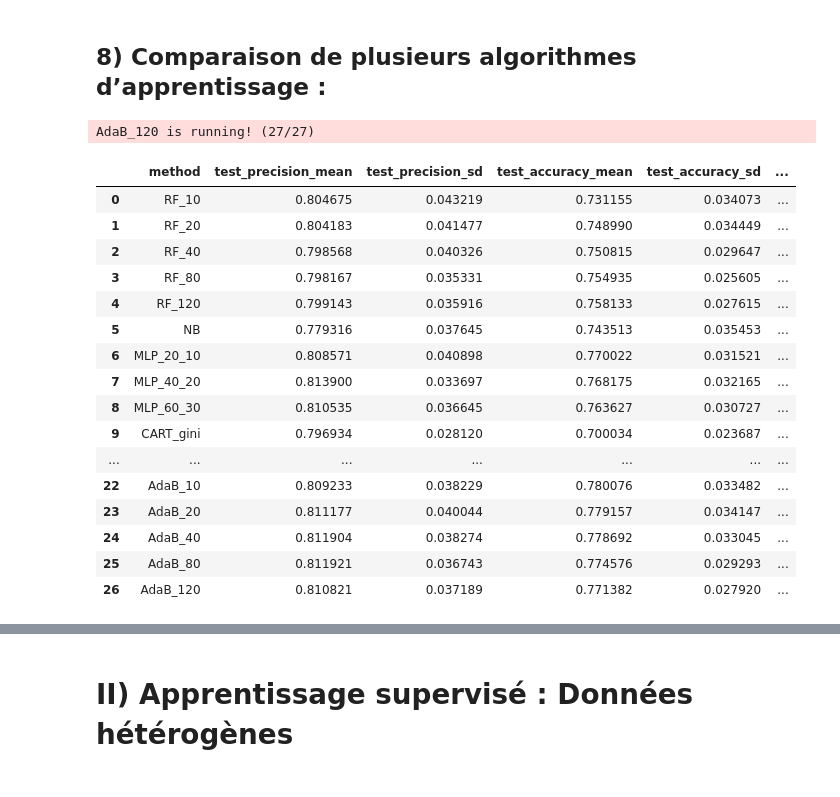
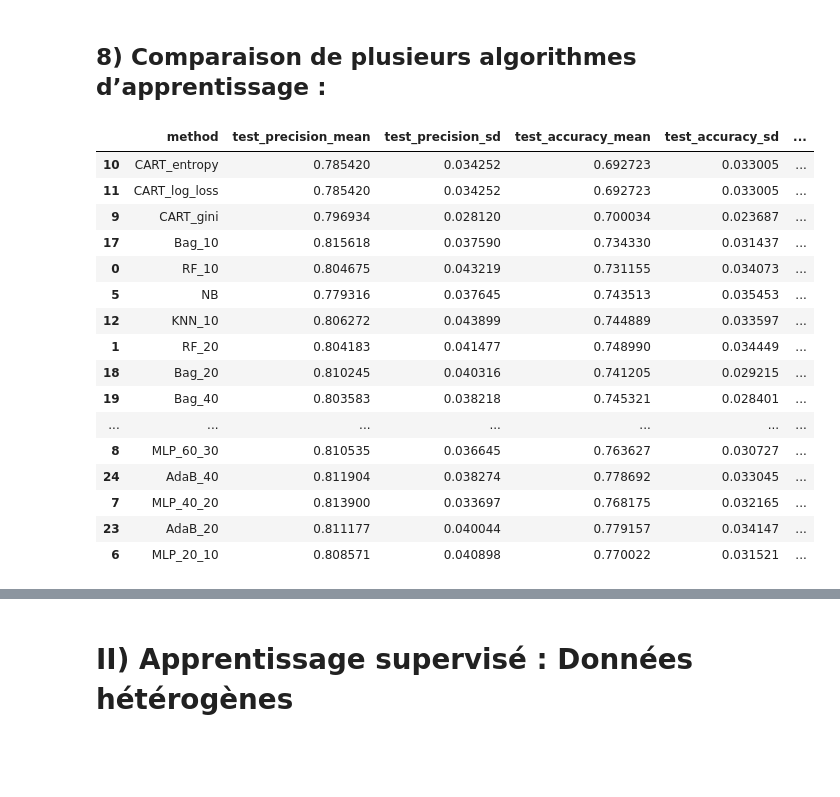
Before and after one commit to tyrosine-rex/tp_taa_apprentissage_supervisee, a Jupyter notebook: source/tp.ipynb, the cells around one changed output, grey strips where cells are left out. Cells and saved outputs as stored; diff of their text form; code cells hidden in the pictures.

```diff
--- a/source/tp.ipynb
+++ b/source/tp.ipynb
@@ -571,14 +571,14 @@ COLS_EVAL_3 = ['method', 'test_precision_mean', 'test_precision_sd',
     'fit_time_mean', 'fit_time_sd', 'score_time_mean', 'score_time_sd',
 ]
 
-def run_classifiers(sk_func_dict, X, Y, nb_split=10):
+def run_classifiers(sk_func_dict, X, Y, scores=['accuracy', 'precision', 'roc_auc'], nb_split=10):
     df = pd.DataFrame(columns=COLS_EVAL_3)
     kf = KFold(n_splits=nb_split, shuffle=True, random_state=0)
     size_clfs = len(sk_func_dict)
     for idx, key in enumerate(sk_func_dict):
         log_msg(f"{key} is running! ({idx+1}/{size_clfs})")
 
-        cv_metrics = cross_validate(sk_func_dict[key], X, Y, cv=kf, scoring=['accuracy', 'precision', 'roc_auc'])
+        cv_metrics = cross_validate(sk_func_dict[key], X, Y, cv=kf, scoring=scores)
         dict_metrics = {i:{'mean':np.mean(v), 'sd':np.std(v)} for i, v in cv_metrics.items()}
         dict_metrics["method"] = key
         df_metrics = pd.json_normalize(dict_metrics, sep="_")
@@ -588,30 +588,29 @@ def run_classifiers(sk_func_dict, X, Y, nb_split=10):
 # %%
 if exists("../res/pickle/run1.pkl"):
     run1 = load(open("../res/pickle/run1.pkl", "rb"))
 else:
-    run1 = run_classifiers(classifiers, xtrain_trim_ss, ytrain, nb_split=10)
+    run1 = run_classifiers(classifiers, xtrain_trim_ss, ytrain)
     dump(run1, open("../res/pickle/run1.pkl", "wb"))
 
-display(run1)
+display(run1.sort_values("test_roc_auc_mean"))
 # %% [output]
-AdaB_120 is running! (27/27)
 |  | method | test_precision_mean | test_precision_sd | test_accuracy_mean | test_accuracy_sd | ... |
+| 10 | CART_entropy | 0.785420 | 0.034252 | 0.692723 | 0.033005 | ... |
+| 11 | CART_log_loss | 0.785420 | 0.034252 | 0.692723 | 0.033005 | ... |
+| 9 | CART_gini | 0.796934 | 0.028120 | 0.700034 | 0.023687 | ... |
+| 17 | Bag_10 | 0.815618 | 0.037590 | 0.734330 | 0.031437 | ... |
 | 0 | RF_10 | 0.804675 | 0.043219 | 0.731155 | 0.034073 | ... |
+| 5 | NB | 0.779316 | 0.037645 | 0.743513 | 0.035453 | ... |
+| 12 | KNN_10 | 0.806272 | 0.043899 | 0.744889 | 0.033597 | ... |
 | 1 | RF_20 | 0.804183 | 0.041477 | 0.748990 | 0.034449 | ... |
-| 2 | RF_40 | 0.798568 | 0.040326 | 0.750815 | 0.029647 | ... |
-| 3 | RF_80 | 0.798167 | 0.035331 | 0.754935 | 0.025605 | ... |
-| 4 | RF_120 | 0.799143 | 0.035916 | 0.758133 | 0.027615 | ... |
-| 5 | NB | 0.779316 | 0.037645 | 0.743513 | 0.035453 | ... |
+| 18 | Bag_20 | 0.810245 | 0.040316 | 0.741205 | 0.029215 | ... |
+| 19 | Bag_40 | 0.803583 | 0.038218 | 0.745321 | 0.028401 | ... |
+| ... | ... | ... | ... | ... | ... | ... |
+| 8 | MLP_60_30 | 0.810535 | 0.036645 | 0.763627 | 0.030727 | ... |
+| 24 | AdaB_40 | 0.811904 | 0.038274 | 0.778692 | 0.033045 | ... |
+| 7 | MLP_40_20 | 0.813900 | 0.033697 | 0.768175 | 0.032165 | ... |
+| 23 | AdaB_20 | 0.811177 | 0.040044 | 0.779157 | 0.034147 | ... |
 | 6 | MLP_20_10 | 0.808571 | 0.040898 | 0.770022 | 0.031521 | ... |
-| 7 | MLP_40_20 | 0.813900 | 0.033697 | 0.768175 | 0.032165 | ... |
-| 8 | MLP_60_30 | 0.810535 | 0.036645 | 0.763627 | 0.030727 | ... |
-| 9 | CART_gini | 0.796934 | 0.028120 | 0.700034 | 0.023687 | ... |
-| ... | ... | ... | ... | ... | ... | ... |
-| 22 | AdaB_10 | 0.809233 | 0.038229 | 0.780076 | 0.033482 | ... |
-| 23 | AdaB_20 | 0.811177 | 0.040044 | 0.779157 | 0.034147 | ... |
-| 24 | AdaB_40 | 0.811904 | 0.038274 | 0.778692 | 0.033045 | ... |
-| 25 | AdaB_80 | 0.811921 | 0.036743 | 0.774576 | 0.029293 | ... |
-| 26 | AdaB_120 | 0.810821 | 0.037189 | 0.771382 | 0.027920 | ... |
 # %%
 from matplotlib import colormaps
 
```
Also changed, not shown: parts of 10 cells of this notebook.
